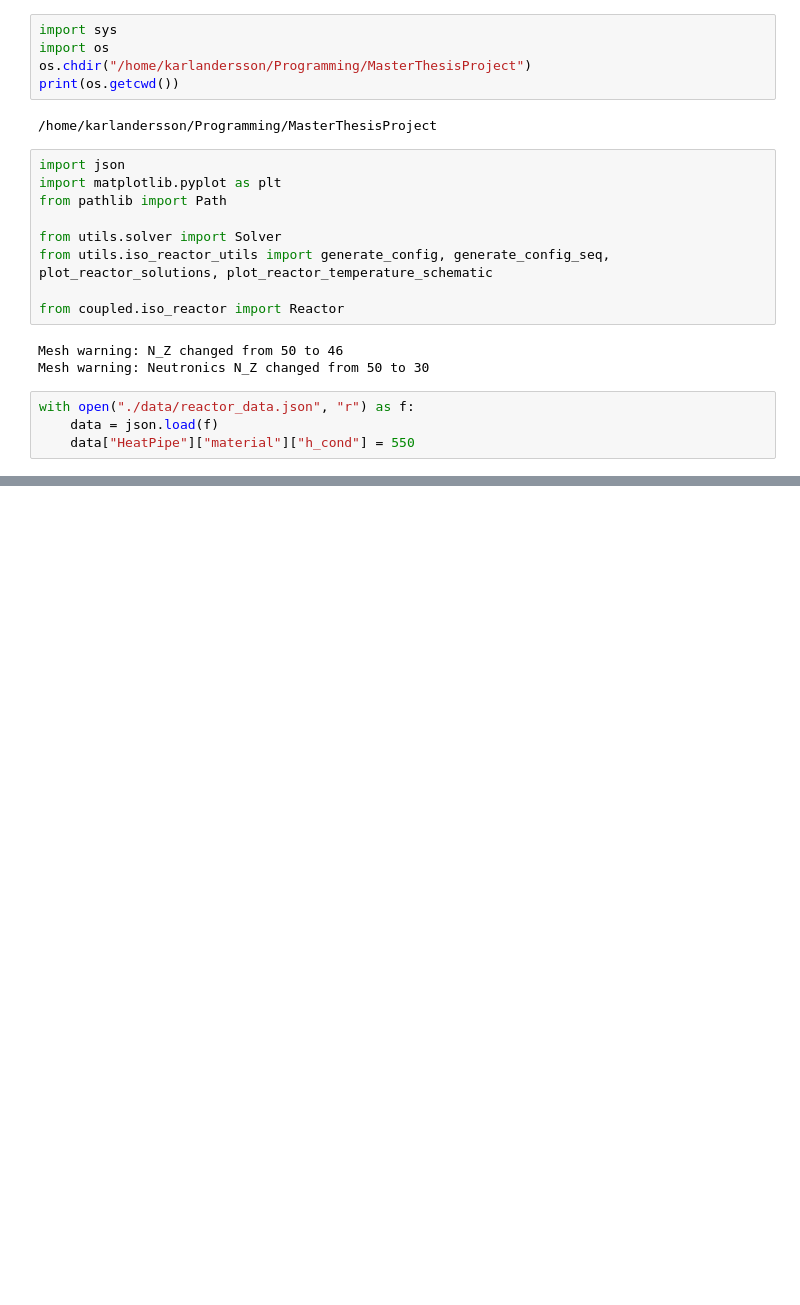
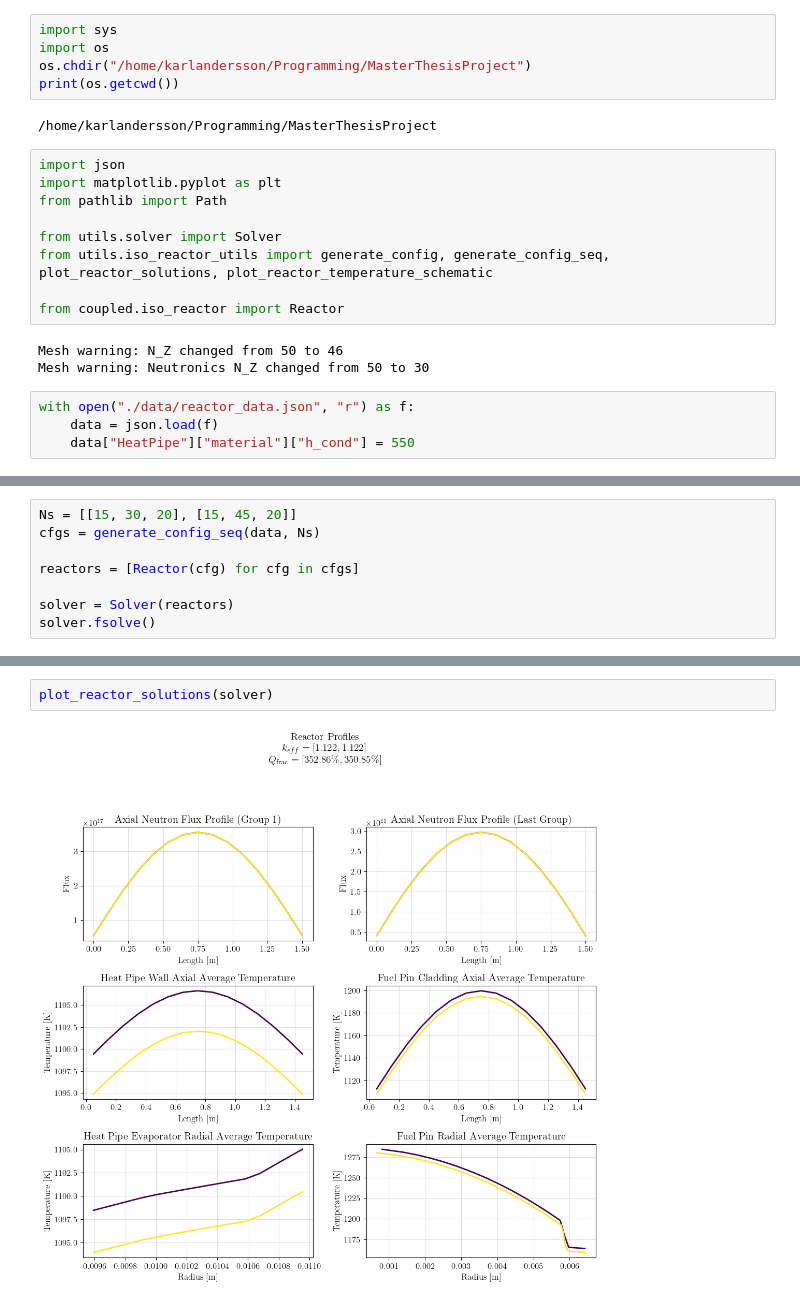
Before and after one commit to Karlandersson02/CoupledHeatPipeReactor, a Jupyter notebook: scripts/iso_reactor/iso_reactor_run.ipynb, the cells around one changed output, grey strips where cells are left out. Drawn from its saved outputs; the diff is of its cells as text; blank space fills up the shorter version.

```diff
--- a/scripts/iso_reactor/iso_reactor_run.ipynb
+++ b/scripts/iso_reactor/iso_reactor_run.ipynb
@@ -40,0 +54,8 @@ plot_reactor_solutions(solver)
+# %%
+Ns = [[15, 30, 20], [15, 45, 20]]
+cfgs = generate_config_seq(data, Ns)
+
+reactors = [Reactor(cfg) for cfg in cfgs]
+
+solver = Solver(reactors)
+solver.fsolve()
@@ -40,0 +73,4 @@ plot_reactor_solutions(solver)
+# %%
+plot_reactor_solutions(solver)
+# %% [output]
+[figure, added]
```
Also changed, not shown: parts of 9 cells of this notebook, 3 other files.
